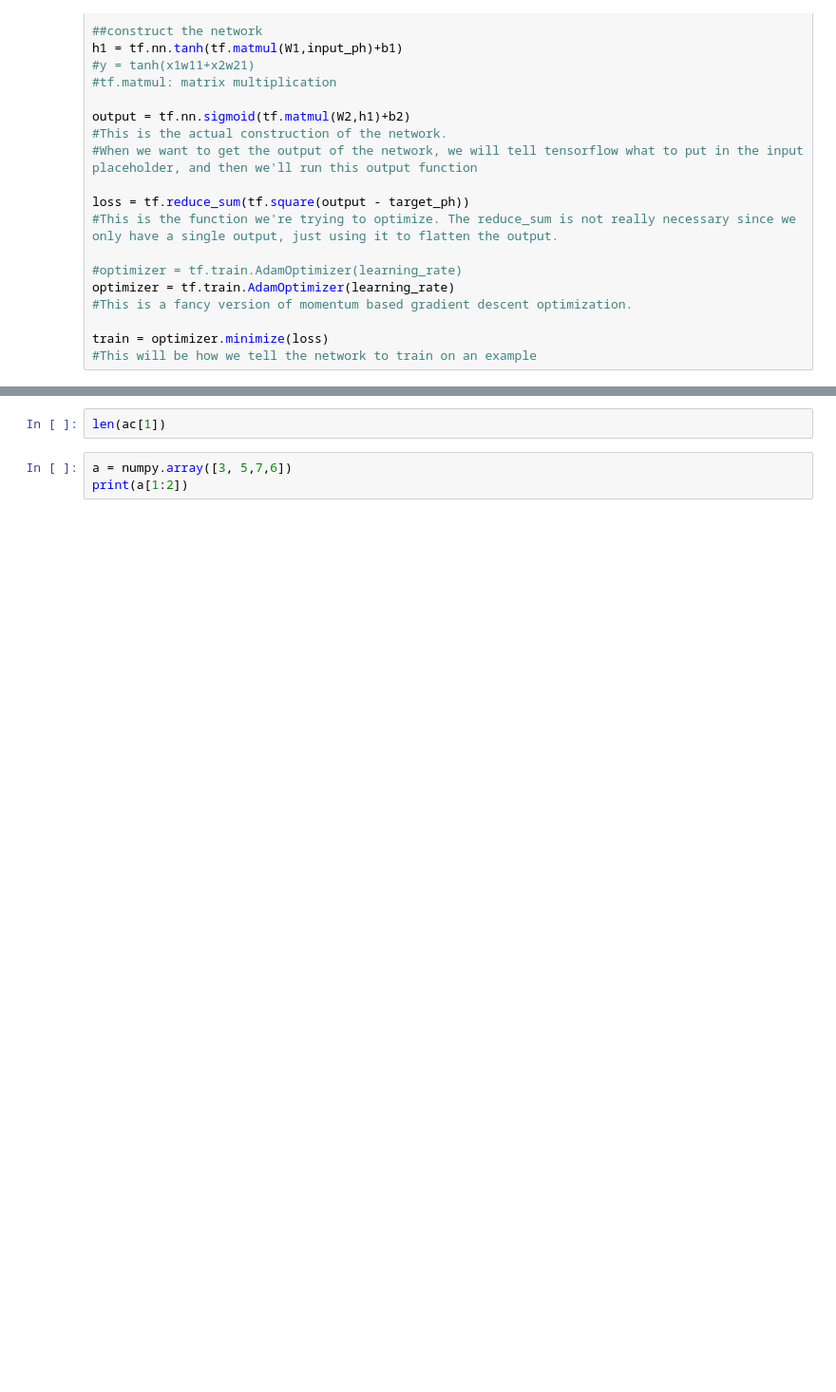
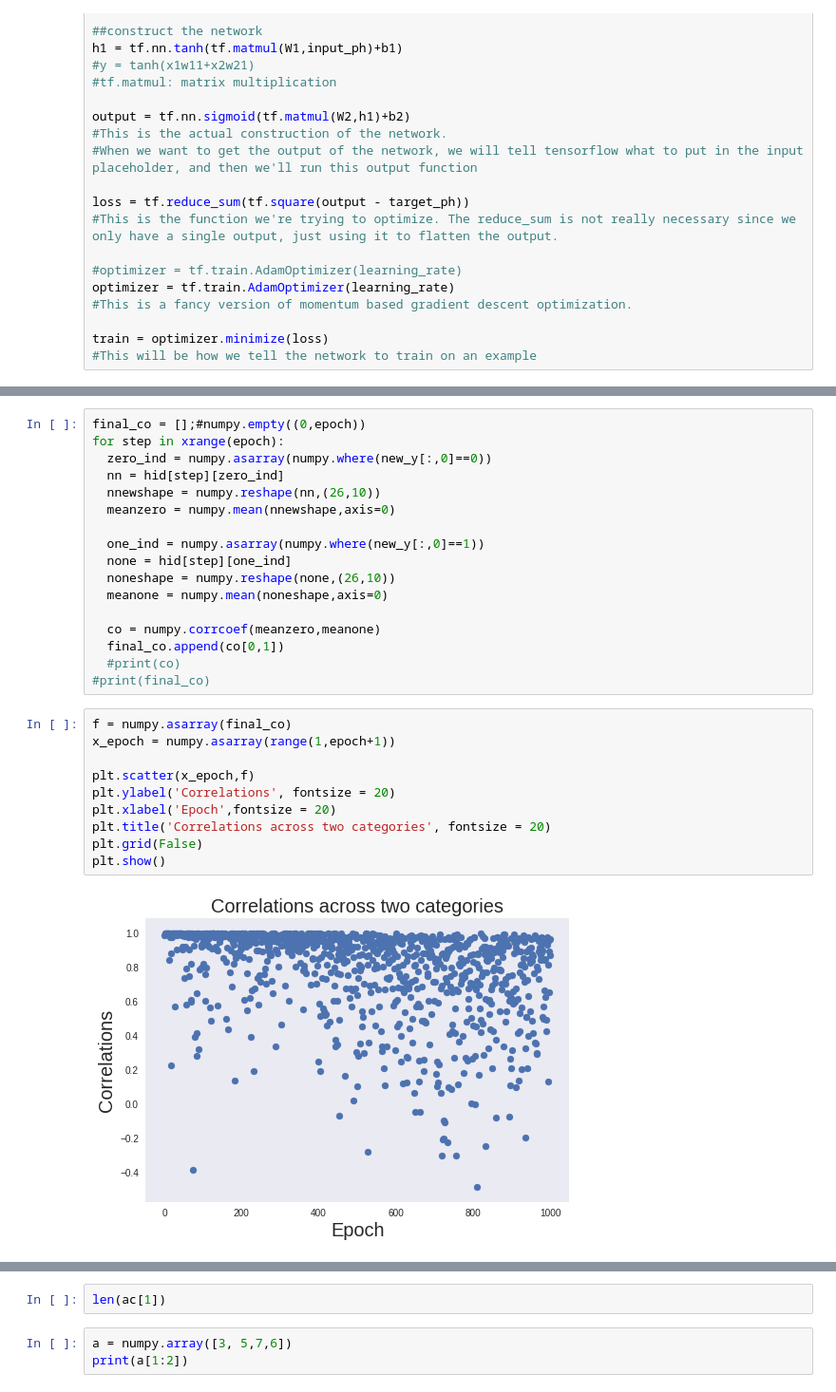
Before and after one commit to pamsfwang/Human-behavior-experiment-and-analysis--percetual-learning, a Jupyter notebook: stochastic_stimuli.ipynb, the cells around one changed output, grey strips where cells are left out. Shown: that part at 95% size. Drawn from its saved outputs; the diff is of its cells as text; blank space fills up the shorter version.

```diff
--- a/stochastic_stimuli.ipynb
+++ b/stochastic_stimuli.ipynb
@@ -340,0 +368,29 @@ TypeError: ignored
+# %%
+final_co = [];#numpy.empty((0,epoch))
+for step in xrange(epoch):
+  zero_ind = numpy.asarray(numpy.where(new_y[:,0]==0))
+  nn = hid[step][zero_ind]
+  nnewshape = numpy.reshape(nn,(26,10))
+  meanzero = numpy.mean(nnewshape,axis=0)
+
+  one_ind = numpy.asarray(numpy.where(new_y[:,0]==1))
+  none = hid[step][one_ind]
+  noneshape = numpy.reshape(none,(26,10))
+  meanone = numpy.mean(noneshape,axis=0)
+
+  co = numpy.corrcoef(meanzero,meanone)
+  final_co.append(co[0,1])
+  #print(co)
+#print(final_co)
+# %%
+f = numpy.asarray(final_co)
+x_epoch = numpy.asarray(range(1,epoch+1))
+
+plt.scatter(x_epoch,f)
+plt.ylabel('Correlations', fontsize = 20)
+plt.xlabel('Epoch',fontsize = 20)
+plt.title('Correlations across two categories', fontsize = 20)
+plt.grid(False)
+plt.show()
+# %% [output]
+[figure, added]
```
Also changed, not shown: parts of 11 cells of this notebook.
